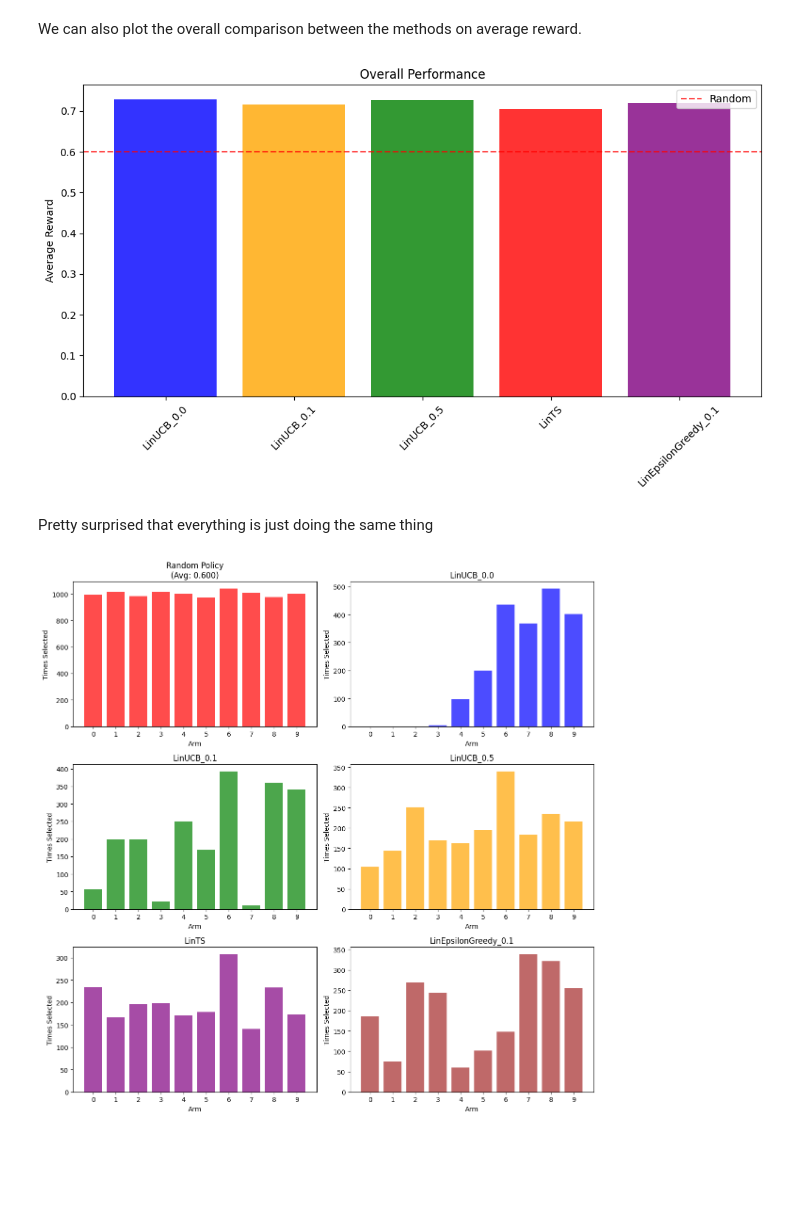
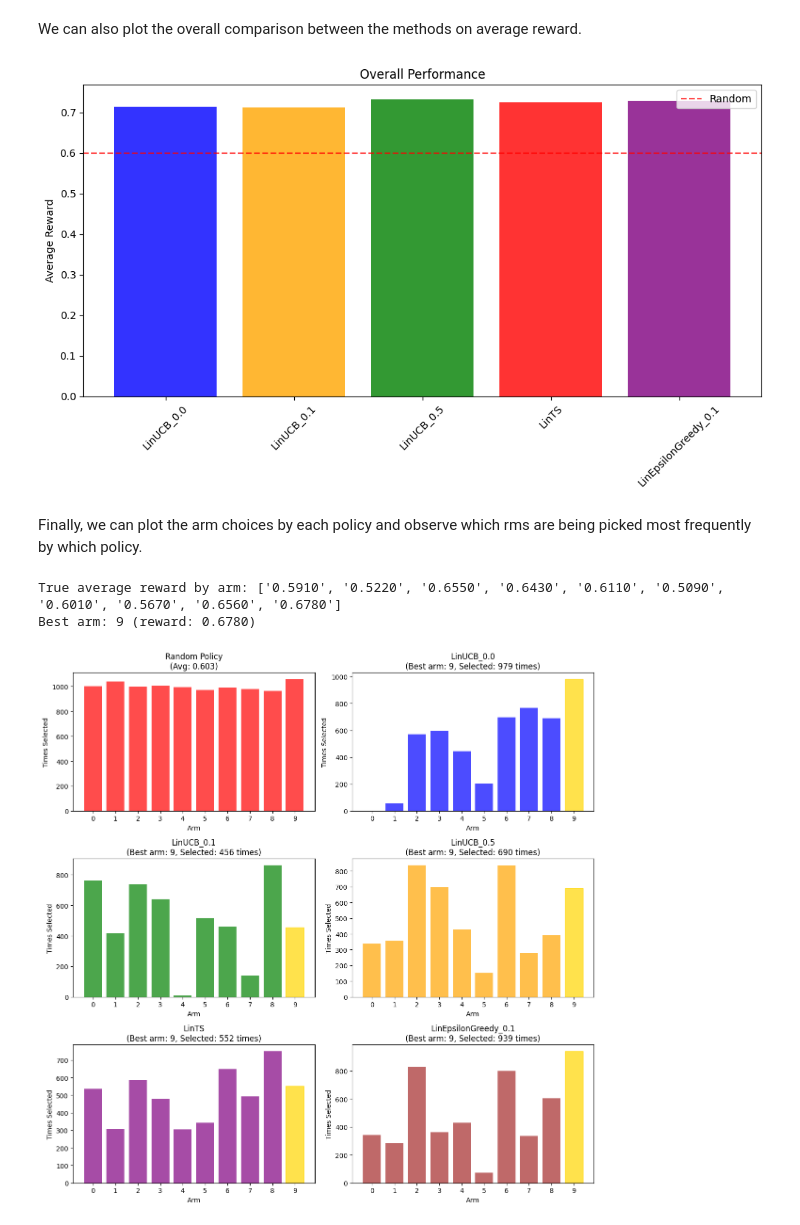
Before and after one commit to otausendschoen/contextual-bandit-benchmark, a Jupyter notebook: synthetic.ipynb, the cells around one changed output. Saved outputs shown, nothing was run; the diff lists cells and outputs as text; code cells hidden in the pictures; blank space fills up the shorter version.

```diff
--- a/synthetic.ipynb
+++ b/synthetic.ipynb
@@ -70,9 +70,6 @@ dataset = SyntheticBanditDataset(
     random_state=random_state,
 )
 bandit_feedback = dataset.obtain_batch_bandit_feedback(n_rounds=n_rounds)
-# %%
-# Get a batch of 5000 rounds for experimenting
-bandit_feedback = dataset.obtain_batch_bandit_feedback(n_rounds=5000)
 # %% [markdown]
 ### Exploring the synthetic dataset
 # %%
@@ -605,9 +629,25 @@ plt.legend()
 plt.tight_layout()
 plt.show()
 # %% [output]
-[figure, old version]
+[figure, new version]
-# %% [markdown]
-Pretty surprised that everything is just doing the same thing
+# %% [markdown]
+Finally, we can plot the arm choices by each policy and observe which rms are being picked most frequently by which policy.
+# %%
+ # Calculate true average reward for each arm (across all contexts)
+arm_rewards = []
+sample_contexts = bandit_feedback['context'][:1000]  # Sample for efficiency
+for arm in range(10):
+    rewards = []
+    for context in sample_contexts:
+        reward = dataset.sample_reward(context.reshape(1,-1), np.array([arm]))[0]
+        rewards.append(reward)
+    arm_rewards.append(np.mean(rewards))
+
+print("True average reward by arm:", [f"{r:.4f}" for r in arm_rewards])
+print("Best arm:", np.argmax(arm_rewards), f"(reward: {max(arm_rewards):.4f})")
+# %% [output]
+True average reward by arm: ['0.5910', '0.5220', '0.6550', '0.6430', '0.6110', '0.5090', '0.6010', '0.5670', '0.6560', '0.6780']
+Best arm: 9 (reward: 0.6780)
 # %%
 from collections import Counter
 
@@ -621,39 +661,46 @@ for policy_name in list(action_distributions.keys()):
     policy = create_policy(policy_name)
     actions = []
 
-    for t in range(2000):
+    for t in range(5000):
         context = bandit_feedback['context'][t:t+1]
         action = policy.select_action(context)[0]
         reward = dataset.sample_reward(context, np.array([action]))[0]
         actions.append(action)
         policy.update_params(action, reward, context)
 
     policy_data[policy_name] = Counter(actions)
 
 # Plot all together (1 random + all learning policies)
 n_policies = len(policy_data) + 1
 fig, axes = plt.subplots(3, 2, figsize=(12, 12))
 axes = axes.flatten()
 
 # Random policy
 arms = range(10)
 counts = [logged_counts.get(arm, 0) for arm in arms]
 axes[0].bar(arms, counts, alpha=0.7, color='red')
 axes[0].set_title(f'Random Policy\n(Avg: {bandit_feedback["reward"].mean():.3f})')
 
 # All learning policies
 colors = ['blue', 'green', 'orange', 'purple', 'brown']
+# Modify your plotting code to include arm quality
 for i, (name, counter) in enumerate(policy_data.items()):
     counts = [counter.get(arm, 0) for arm in arms]
-    axes[i+1].bar(arms, counts, alpha=0.7, color=colors[i % len(colors)])
-    axes[i+1].set_title(f'{name}')
+    ax = axes[i+1]
+    bars = ax.bar(arms, counts, alpha=0.7, color=colors[i % len(colors)])
+
+    # Color bars by arm quality
+    best_arm = np.argmax(arm_rewards)
+    bars[best_arm].set_color('gold')  # Highlight best arm
+
+    ax.set_title(f'{name}\n(Best arm: {best_arm}, Selected: {counter.get(best_arm, 0)} times)')
 
 for ax in axes:
     ax.set_xlabel('Arm')
     ax.set_ylabel('Times Selected')
     ax.set_xticks(arms)
 
 plt.tight_layout()
 plt.show()
 # %% [output]
-[figure, old version]
+[figure, new version]
```
Also changed, not shown: parts of 19 cells of this notebook.
